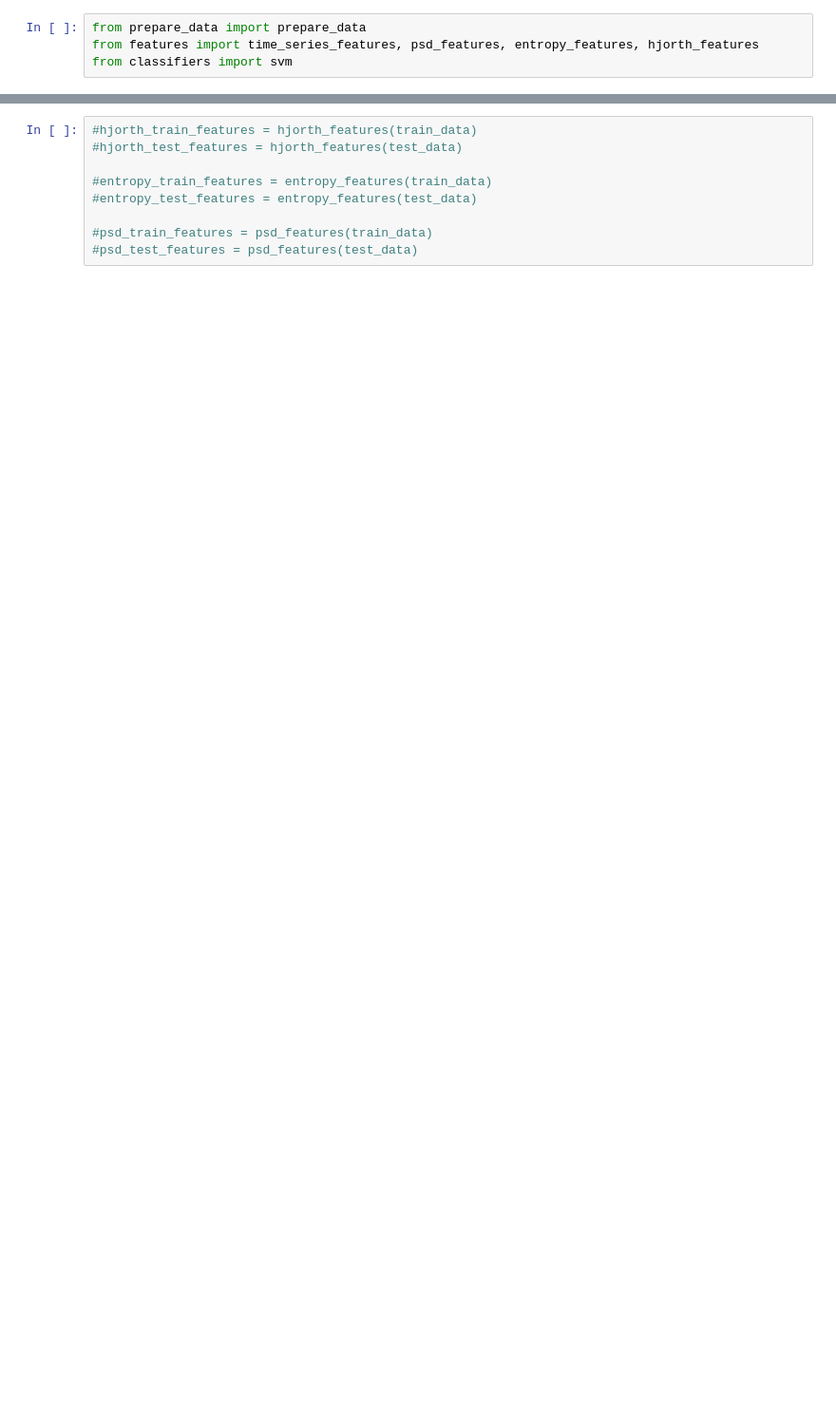
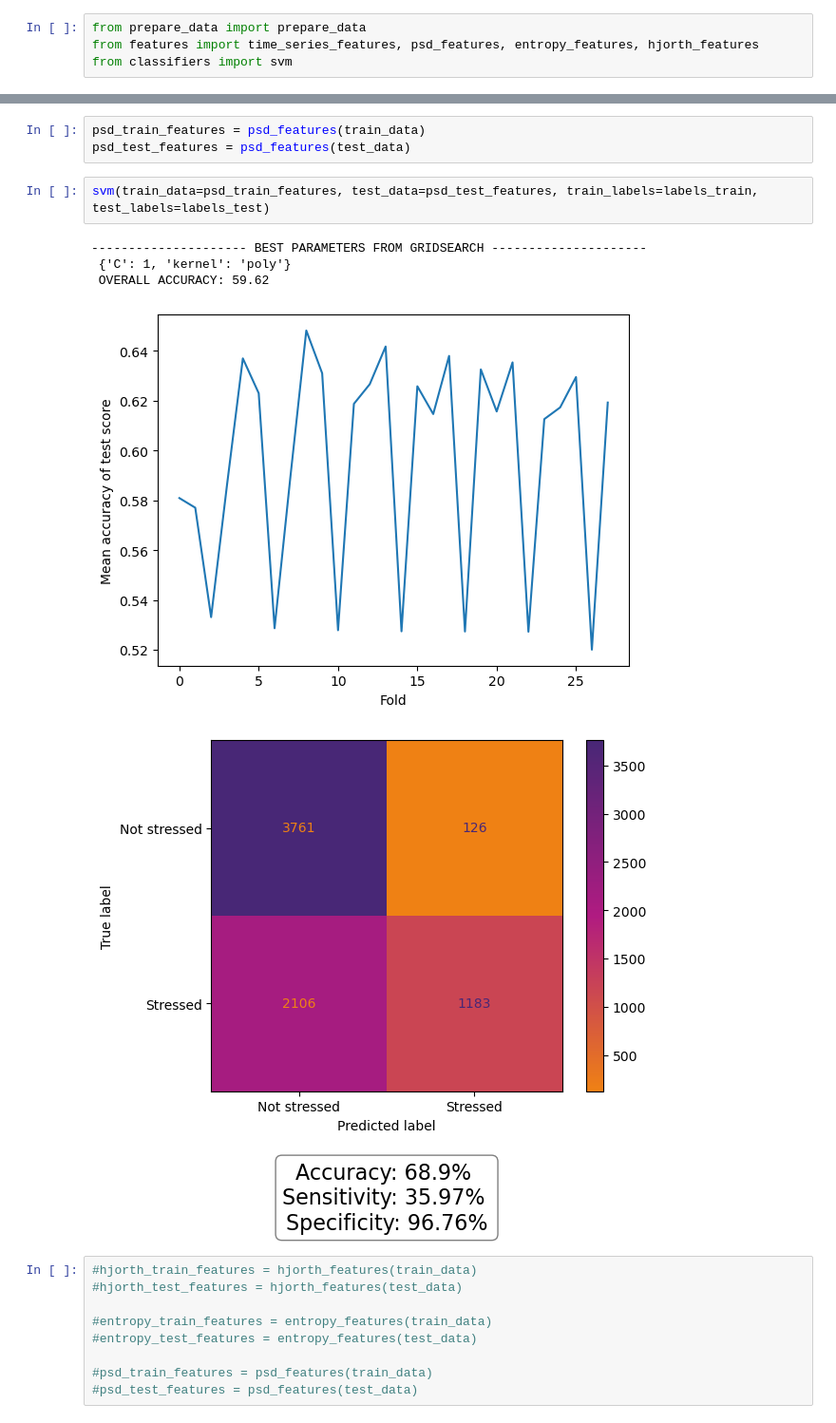
Before and after one commit to idamand/stress_detection_EEG, a Jupyter notebook: test3.ipynb, the cells around one changed output, grey strips where cells are left out. Shown: that part at 95% size. Drawn from its saved outputs; the diff is of its cells as text; blank space fills up the shorter version.

```diff
--- a/test3.ipynb
+++ b/test3.ipynb
@@ -70,3 +64,14 @@ train_data, labels_train, test_data, labels_test = prepare_data('raw', 'STAI', e
+# %%
+psd_train_features = psd_features(train_data)
+psd_test_features = psd_features(test_data)
+# %%
+svm(train_data=psd_train_features, test_data=psd_test_features, train_labels=labels_train, test_labels=labels_test)
+# %% [output]
+--------------------- BEST PARAMETERS FROM GRIDSEARCH ---------------------
+ {'C': 1, 'kernel': 'poly'}
+ OVERALL ACCURACY: 59.62
+[figure, added]
+[figure, added]
 # %%
 #hjorth_train_features = hjorth_features(train_data)
 #hjorth_test_features = hjorth_features(test_data)
```
Also changed, not shown: parts of 4 cells of this notebook, 3 other files.
